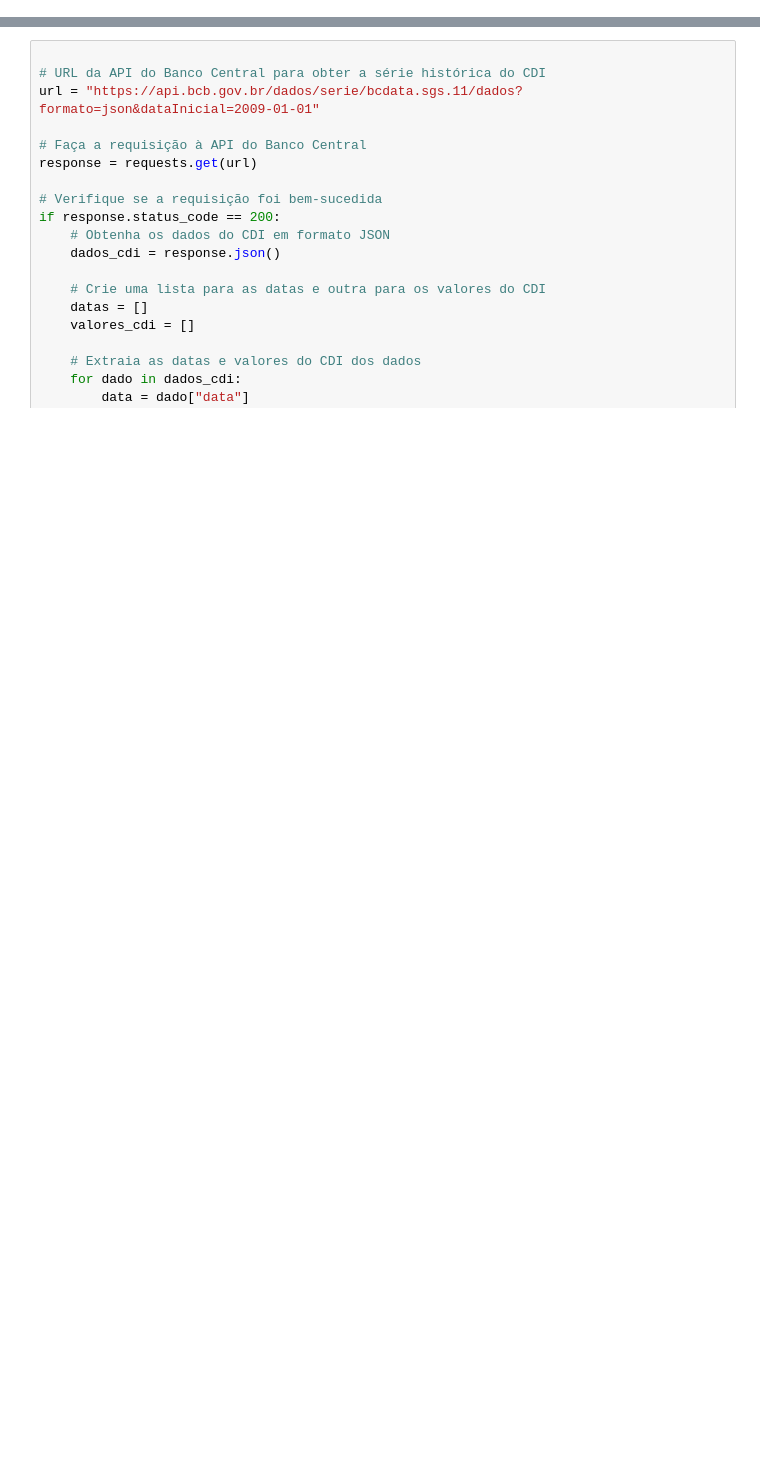
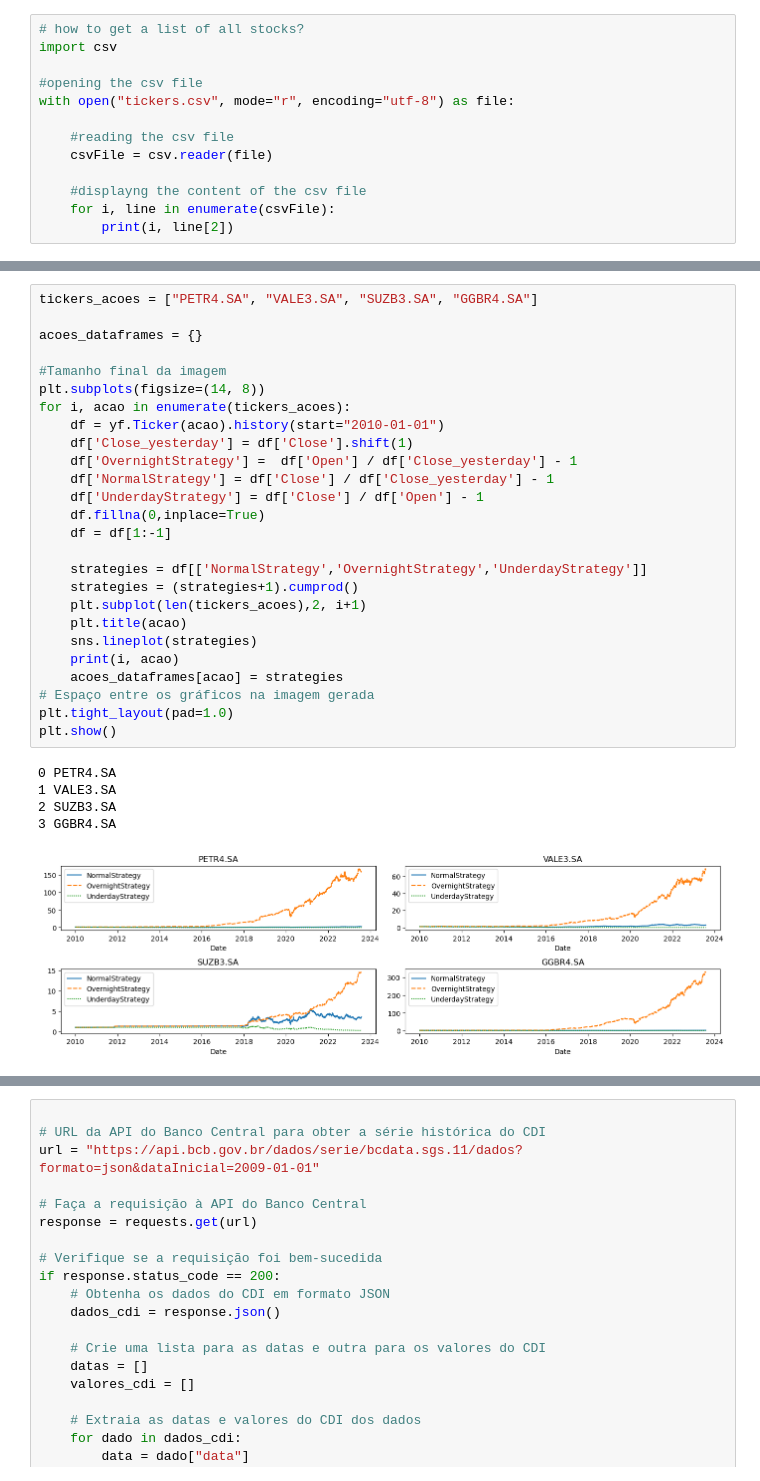
Before and after one commit to diogosanchez72/overnightStrategy, a Jupyter notebook: main.ipynb, the cells around one changed output, grey strips where cells are left out. Drawn from its saved outputs; the diff is of its cells as text; blank space fills up the shorter version.

```diff
--- a/main.ipynb
+++ b/main.ipynb
@@ -28,0 +41,13 @@ strategies.plot()
+# %%
+# how to get a list of all stocks?
+import csv
+
+#opening the csv file
+with open("tickers.csv", mode="r", encoding="utf-8") as file:
+
+    #reading the csv file
+    csvFile = csv.reader(file)
+
+    #displayng the content of the csv file
+    for i, line in enumerate(csvFile):
+        print(i, line[2])
@@ -28,0 +72,32 @@ strategies.plot()
+# %%
+tickers_acoes = ["PETR4.SA", "VALE3.SA", "SUZB3.SA", "GGBR4.SA"]
+
+acoes_dataframes = {}
+
+#Tamanho final da imagem
+plt.subplots(figsize=(14, 8))
+for i, acao in enumerate(tickers_acoes):
+    df = yf.Ticker(acao).history(start="2010-01-01")
+    df['Close_yesterday'] = df['Close'].shift(1)
+    df['OvernightStrategy'] =  df['Open'] / df['Close_yesterday'] - 1
+    df['NormalStrategy'] = df['Close'] / df['Close_yesterday'] - 1
+    df['UnderdayStrategy'] = df['Close'] / df['Open'] - 1
+    df.fillna(0,inplace=True)
+    df = df[1:-1]
+
+    strategies = df[['NormalStrategy','OvernightStrategy','UnderdayStrategy']]
+    strategies = (strategies+1).cumprod()
+    plt.subplot(len(tickers_acoes),2, i+1)
+    plt.title(acao)
+    sns.lineplot(strategies)
+    print(i, acao)
+    acoes_dataframes[acao] = strategies
+# Espaço entre os gráficos na imagem gerada
+plt.tight_layout(pad=1.0)
+plt.show()
+# %% [output]
+0 PETR4.SA
+1 VALE3.SA
+2 SUZB3.SA
+3 GGBR4.SA
+[figure, added]
```
Also changed, not shown: parts of 4 cells of this notebook, 1 other file.
